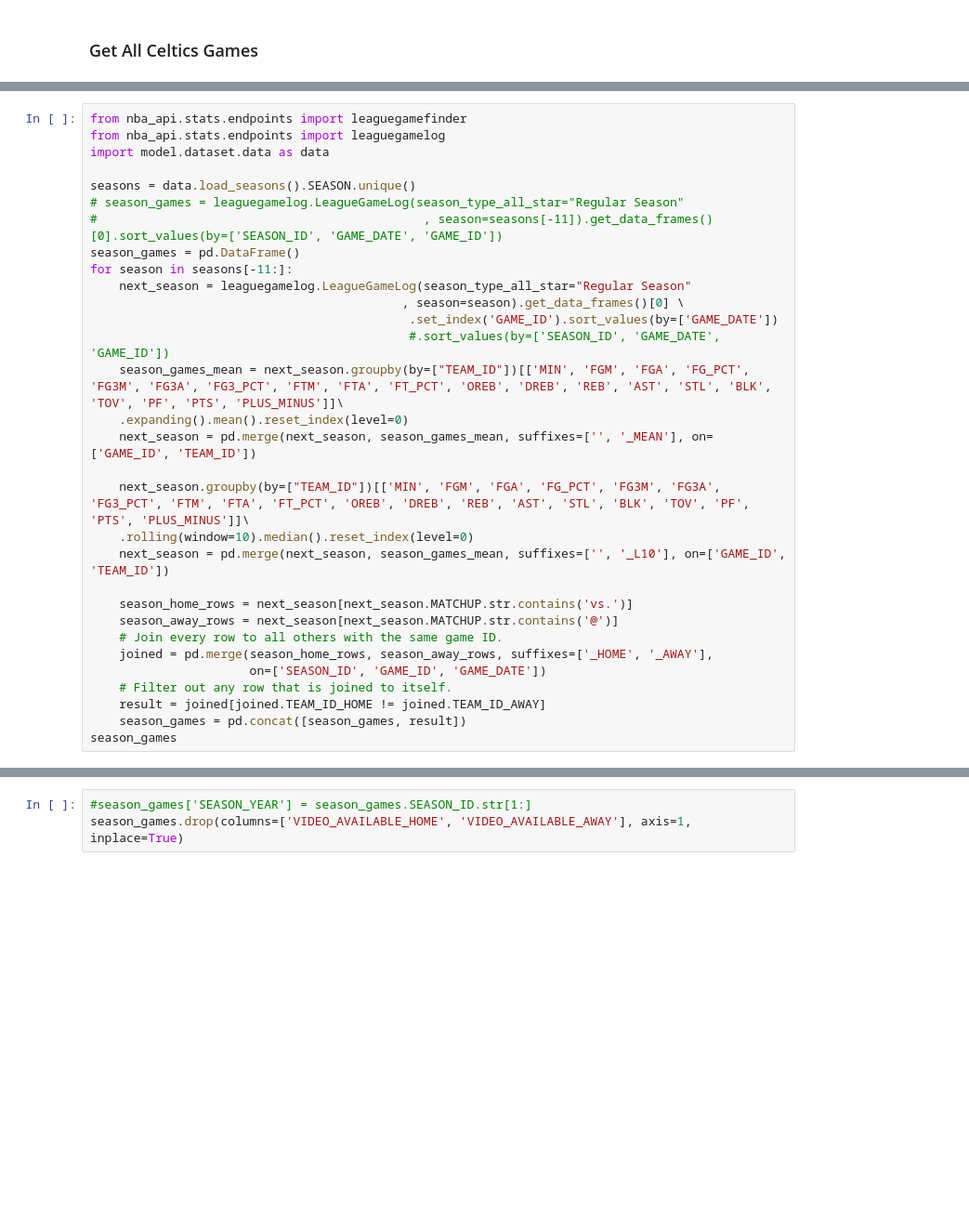
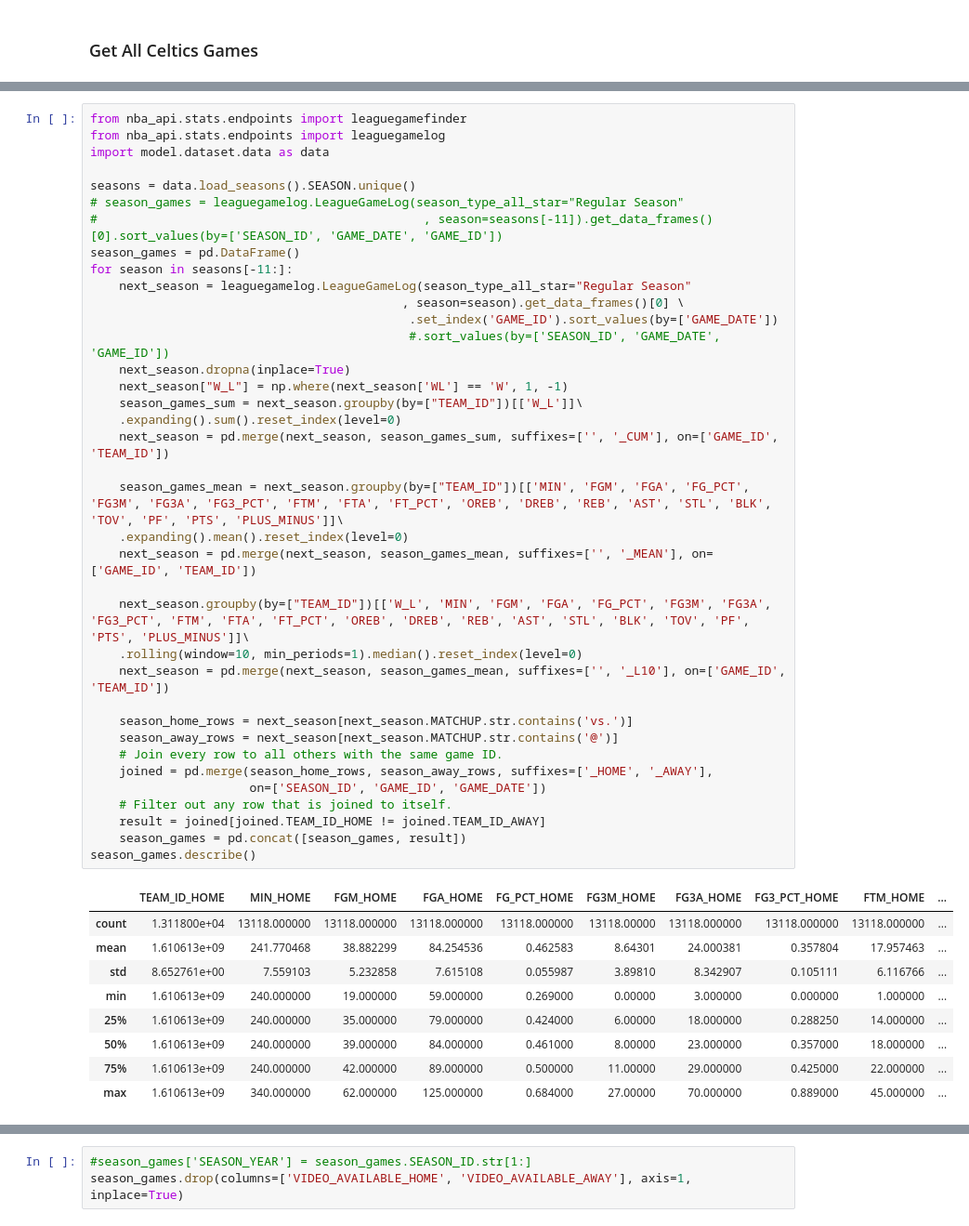
Before and after one commit to ncalderon/nba-predictor, a Jupyter notebook: Finding Games.ipynb, the cells around one changed output, grey strips where cells are left out. Shown at 93% size. Cells and saved outputs as stored; diff of their text form; blank space fills up the shorter version.

```diff
--- a/Finding Games.ipynb
+++ b/Finding Games.ipynb
@@ -60,31 +101,47 @@ next_season.groupby(by=["TEAM_ID"])[['MIN', 'FGM', 'FGA', 'FG_PCT', 'FG3M', 'FG3
 # %%
 from nba_api.stats.endpoints import leaguegamefinder
 from nba_api.stats.endpoints import leaguegamelog
 import model.dataset.data as data
 
 seasons = data.load_seasons().SEASON.unique()
 # season_games = leaguegamelog.LeagueGameLog(season_type_all_star="Regular Season"
 #                                             , season=seasons[-11]).get_data_frames()[0].sort_values(by=['SEASON_ID', 'GAME_DATE', 'GAME_ID'])
 season_games = pd.DataFrame()
 for season in seasons[-11:]:
     next_season = leaguegamelog.LeagueGameLog(season_type_all_star="Regular Season"
                                            , season=season).get_data_frames()[0] \
                                             .set_index('GAME_ID').sort_values(by=['GAME_DATE'])
                                             #.sort_values(by=['SEASON_ID', 'GAME_DATE', 'GAME_ID'])
+    next_season.dropna(inplace=True)
+    next_season["W_L"] = np.where(next_season['WL'] == 'W', 1, -1)
+    season_games_sum = next_season.groupby(by=["TEAM_ID"])[['W_L']]\
+    .expanding().sum().reset_index(level=0)
+    next_season = pd.merge(next_season, season_games_sum, suffixes=['', '_CUM'], on=['GAME_ID', 'TEAM_ID'])
+
     season_games_mean = next_season.groupby(by=["TEAM_ID"])[['MIN', 'FGM', 'FGA', 'FG_PCT', 'FG3M', 'FG3A', 'FG3_PCT', 'FTM', 'FTA', 'FT_PCT', 'OREB', 'DREB', 'REB', 'AST', 'STL', 'BLK', 'TOV', 'PF', 'PTS', 'PLUS_MINUS']]\
     .expanding().mean().reset_index(level=0)
     next_season = pd.merge(next_season, season_games_mean, suffixes=['', '_MEAN'], on=['GAME_ID', 'TEAM_ID'])
 
-    next_season.groupby(by=["TEAM_ID"])[['MIN', 'FGM', 'FGA', 'FG_PCT', 'FG3M', 'FG3A', 'FG3_PCT', 'FTM', 'FTA', 'FT_PCT', 'OREB', 'DREB', 'REB', 'AST', 'STL', 'BLK', 'TOV', 'PF', 'PTS', 'PLUS_MINUS']]\
-    .rolling(window=10).median().reset_index(level=0)
+    next_season.groupby(by=["TEAM_ID"])[['W_L', 'MIN', 'FGM', 'FGA', 'FG_PCT', 'FG3M', 'FG3A', 'FG3_PCT', 'FTM', 'FTA', 'FT_PCT', 'OREB', 'DREB', 'REB', 'AST', 'STL', 'BLK', 'TOV', 'PF', 'PTS', 'PLUS_MINUS']]\
+    .rolling(window=10, min_periods=1).median().reset_index(level=0)
     next_season = pd.merge(next_season, season_games_mean, suffixes=['', '_L10'], on=['GAME_ID', 'TEAM_ID'])
 
     season_home_rows = next_season[next_season.MATCHUP.str.contains('vs.')]
     season_away_rows = next_season[next_season.MATCHUP.str.contains('@')]
     # Join every row to all others with the same game ID.
     joined = pd.merge(season_home_rows, season_away_rows, suffixes=['_HOME', '_AWAY'],
                       on=['SEASON_ID', 'GAME_ID', 'GAME_DATE'])
     # Filter out any row that is joined to itself.
     result = joined[joined.TEAM_ID_HOME != joined.TEAM_ID_AWAY]
     season_games = pd.concat([season_games, result])
-season_games
+season_games.describe()
+# %% [output]
+|  | TEAM_ID_HOME | MIN_HOME | FGM_HOME | FGA_HOME | FG_PCT_HOME | FG3M_HOME | FG3A_HOME | FG3_PCT_HOME | FTM_HOME | ... |
+| count | 1.311800e+04 | 13118.000000 | 13118.000000 | 13118.000000 | 13118.000000 | 13118.00000 | 13118.000000 | 13118.000000 | 13118.000000 | ... |
+| mean | 1.610613e+09 | 241.770468 | 38.882299 | 84.254536 | 0.462583 | 8.64301 | 24.000381 | 0.357804 | 17.957463 | ... |
+| std | 8.652761e+00 | 7.559103 | 5.232858 | 7.615108 | 0.055987 | 3.89810 | 8.342907 | 0.105111 | 6.116766 | ... |
+| min | 1.610613e+09 | 240.000000 | 19.000000 | 59.000000 | 0.269000 | 0.00000 | 3.000000 | 0.000000 | 1.000000 | ... |
+| 25% | 1.610613e+09 | 240.000000 | 35.000000 | 79.000000 | 0.424000 | 6.00000 | 18.000000 | 0.288250 | 14.000000 | ... |
+| 50% | 1.610613e+09 | 240.000000 | 39.000000 | 84.000000 | 0.461000 | 8.00000 | 23.000000 | 0.357000 | 18.000000 | ... |
+| 75% | 1.610613e+09 | 240.000000 | 42.000000 | 89.000000 | 0.500000 | 11.00000 | 29.000000 | 0.425000 | 22.000000 | ... |
+| max | 1.610613e+09 | 340.000000 | 62.000000 | 125.000000 | 0.684000 | 27.00000 | 70.000000 | 0.889000 | 45.000000 | ... |
```
Also changed, not shown: parts of 8 cells of this notebook, 3 other files.
